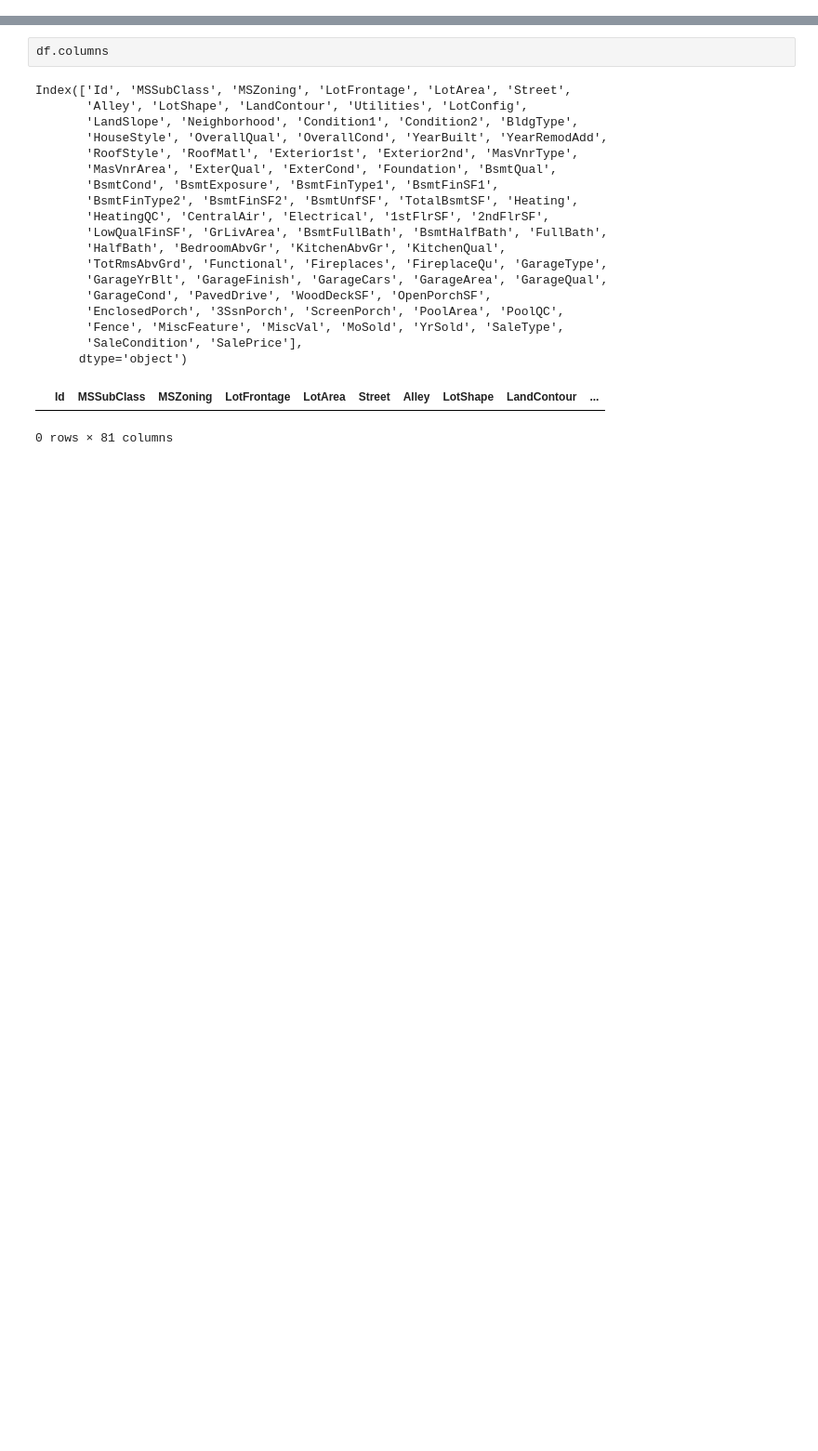
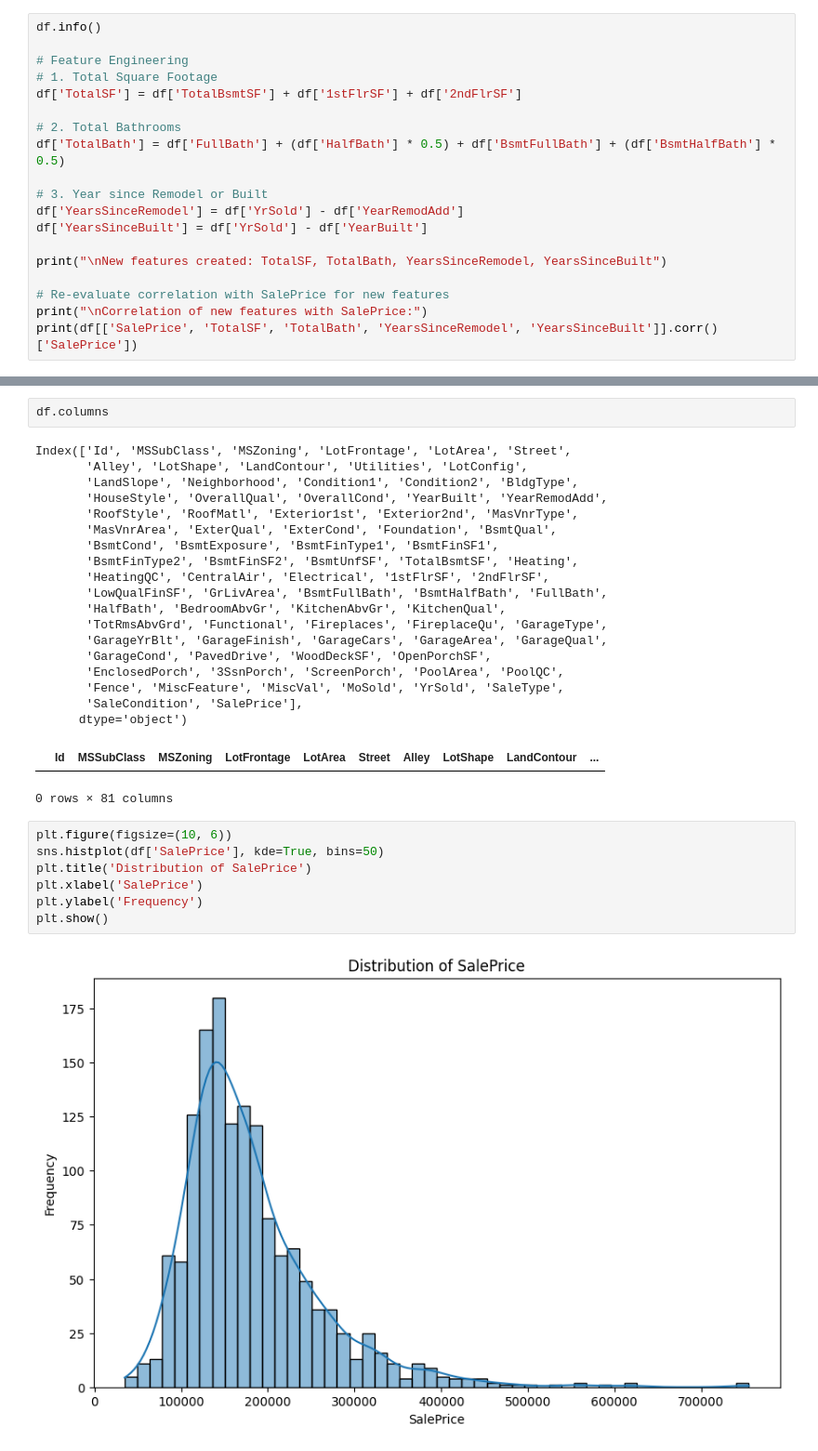
Before and after one commit to Jawntae/neetcode-submissions, a Jupyter notebook: Lab1_Data_Collection.ipynb, the cells around one changed output, grey strips where cells are left out. Shown at 93% size. Cells and saved outputs as stored; diff of their text form; blank space fills up the shorter version.

```diff
--- a/Lab1_Data_Collection.ipynb
+++ b/Lab1_Data_Collection.ipynb
@@ -539,0 +587,19 @@ memory usage: 924.0+ KB
+# %%
+df.info()
+
+# Feature Engineering
+# 1. Total Square Footage
+df['TotalSF'] = df['TotalBsmtSF'] + df['1stFlrSF'] + df['2ndFlrSF']
+
+# 2. Total Bathrooms
+df['TotalBath'] = df['FullBath'] + (df['HalfBath'] * 0.5) + df['BsmtFullBath'] + (df['BsmtHalfBath'] * 0.5)
+
+# 3. Year since Remodel or Built
+df['YearsSinceRemodel'] = df['YrSold'] - df['YearRemodAdd']
+df['YearsSinceBuilt'] = df['YrSold'] - df['YearBuilt']
+
+print("\nNew features created: TotalSF, TotalBath, YearsSinceRemodel, YearsSinceBuilt")
+
+# Re-evaluate correlation with SalePrice for new features
+print("\nCorrelation of new features with SalePrice:")
+print(df[['SalePrice', 'TotalSF', 'TotalBath', 'YearsSinceRemodel', 'YearsSinceBuilt']].corr()['SalePrice'])
@@ -562,3 +646,12 @@ Index(['Id', 'MSSubClass', 'MSZoning', 'LotFrontage', 'LotArea', 'Street',
 # %% [output]
 |  | Id | MSSubClass | MSZoning | LotFrontage | LotArea | Street | Alley | LotShape | LandContour | ... |
 0 rows × 81 columns
+# %%
+plt.figure(figsize=(10, 6))
+sns.histplot(df['SalePrice'], kde=True, bins=50)
+plt.title('Distribution of SalePrice')
+plt.xlabel('SalePrice')
+plt.ylabel('Frequency')
+plt.show()
+# %% [output]
+[figure, added]
```
Also changed, not shown: parts of 7 cells of this notebook.
